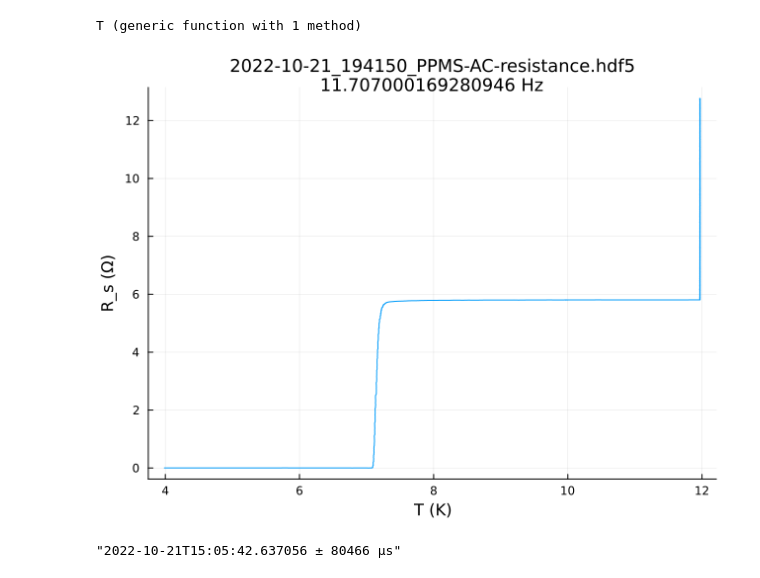
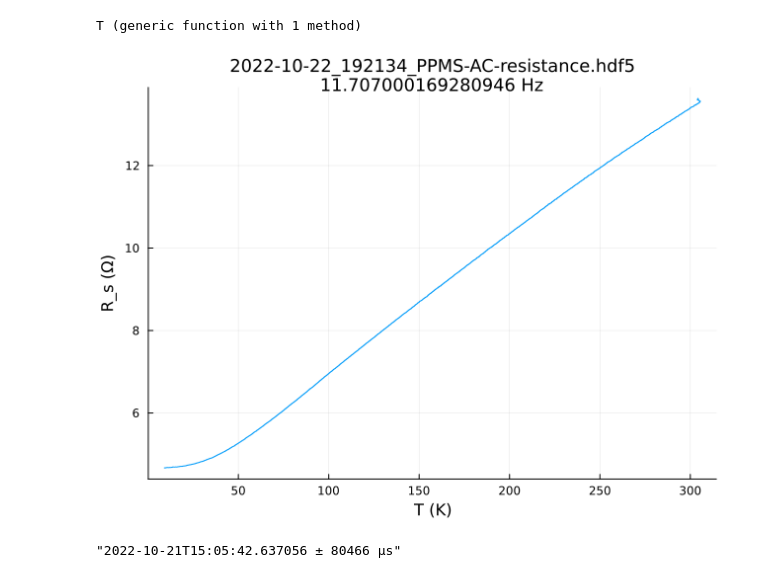
Before and after one commit to nowacklab/Nowack_Lab, a Jupyter notebook: Notebooks/plot-full-AC-transport.ipynb, the cells around one changed output. Cells and saved outputs as stored; diff of their text form; code cells hidden in the pictures.

Commit message:
After measuring day-PMMA-bake and bare Nb sheet resistances

```diff
--- a/Notebooks/plot-full-AC-transport.ipynb
+++ b/Notebooks/plot-full-AC-transport.ipynb
@@ -30,7 +30,7 @@ layout = @layout [
 ]
 
 latestdata = readdir(datadir)[end]
-# latestdata = "2022-10-21_183305_PPMS-AC-resistance.hdf5"
+# latestdata = "2022-10-22_152630_PPMS-AC-resistance.hdf5"
 datafile = joinpath(datadir, latestdata)
 start_time = ""
 
@@ -54,33 +54,33 @@ h5open(datafile, "r"; swmr=true) do f
     Vy = f["/data/zurich/dev505/demods/0/sample/y"][:][iV]
     Ix = f["/data/zurich/dev505/demods/1/sample/x"][:][iI]
     Iy = f["/data/zurich/dev505/demods/1/sample/y"][:][iI]
 
     aux0 = f["/data/zurich/dev505/demods/0/sample/auxin0"][:][iV]
     aux1 = f["/data/zurich/dev505/demods/0/sample/auxin1"][:][iV]
 
     tt = meta["start_time"]
     dt = DateTime(tt[1:19], ISODateTimeFormat) + Microsecond(parse(Int, tt[21:26]))
     t = (ts .- t0) ./ tb
     blipstart = DateTime("2022-10-21T16:05", ISODateTimeFormat) - dt
     blipend = DateTime("2022-10-21T16:06", ISODateTimeFormat) - dt
 
     A = 100.0 # SR560 gain
     G = 100.0 # V/A transimpedance gain
     R = (π / log(2)) .* (Vx ./ A) ./ (-Ix ./ G) # kΩ
 
     freq = f["/data/zurich/dev505/demods/0/sample/frequency"][end]
     title = join([latestdata, "$(freq) Hz"], "\n")
     # title = latestdata
 
-    Ts = T.(aux0; Tmax=12.0)
+    Ts = T.(aux0, Tmax=310.0)
 
     pRT = plot(Ts, R;
         xlabel = "T (K)",
         ylabel = "R_s (Ω)",
         plot_title = title,
         plot_titlefontsize = 12,
     )
 end
 # %% [output]
-[figure, old version]
+[figure, new version]
 # %%
```
Also changed, not shown: parts of 1 cell of this notebook, 4 other files.
